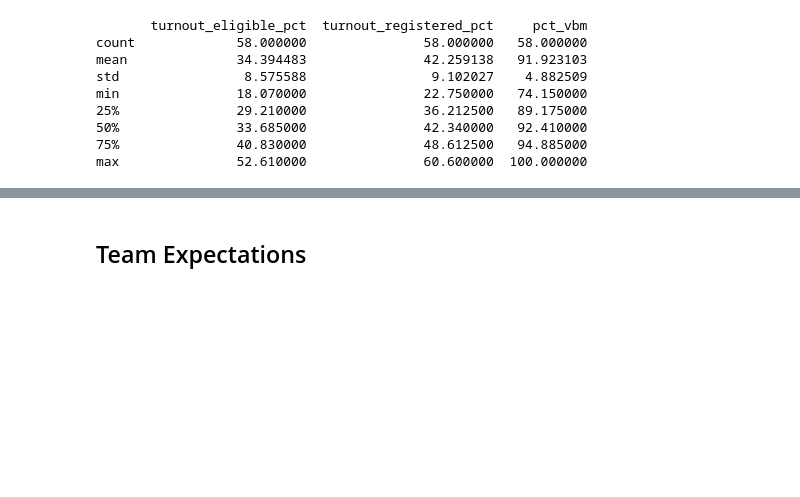
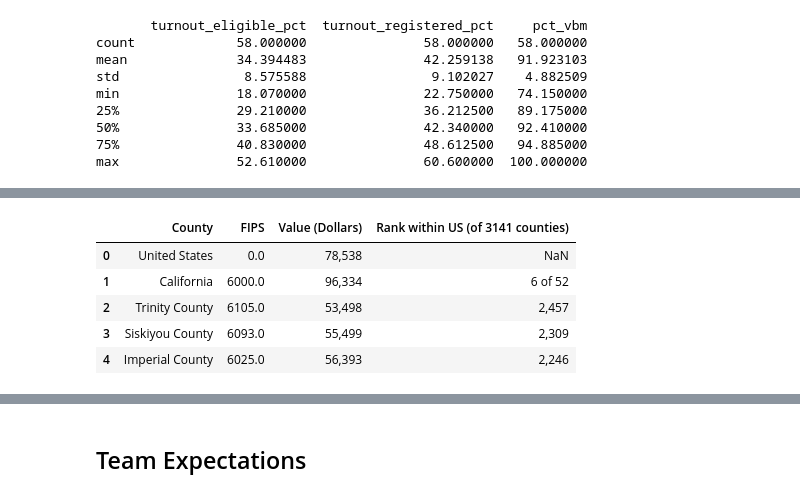
Before and after one commit to COGS108/Group141_WI26, a Jupyter notebook: 01-DataCheckpoint.ipynb, the cells around one changed output, grey strips where cells are left out. Drawn from its saved outputs; the diff is of its cells as text; code cells hidden in the pictures; blank space fills up the shorter version.

Commit message:
Add raw CSVs and update DataCheckpoint

```diff
--- a/01-DataCheckpoint.ipynb
+++ b/01-DataCheckpoint.ipynb
@@ -415,0 +407,92 @@ Instructions: REPLACE the contents of this cell with your work, including any up
+# %%
+## YOUR CODE TO LOAD/CLEAN/TIDY/WRANGLE THE DATA GOES HERE
+
+import pandas as pd
+import numpy as np
+import re
+
+# If display() isn't available (e.g., running as .py), fall back to print
+try:
+    from IPython.display import display
+except Exception:
+    display = print
+
+RAW_PATH = "data/00-raw/HDPulse_data_export.csv"
+OUT_PATH = "data/02-processed/income_ca_processed.csv"
+
+# ---- 1) Read file ----
+df = pd.read_csv(RAW_PATH, skiprows=4)
+
+# Clean column names (remove extra spaces)
+df.columns = df.columns.astype(str).str.strip()
+
+print("Raw shape:", df.shape)
+print("Columns:", df.columns.tolist())
+display(df.head())
+
+# ---- 2) Drop non-county rows ----
+# Keep only rows where County ends with "County"
+county_series = df["County"].astype(str).str.strip()
+mask = county_series.str.contains(r"\bCounty$", case=False, regex=True, na=False)
+
+df = df.loc[mask].copy()
+print("After dropping non-county rows:", df.shape)
+
+# ---- 3) Rename column (ROBUST) ----
+# Handles cases where the real column name has extra spaces or slightly different formatting
+col_map = {c.strip(): c for c in df.columns}  # maps stripped name -> original name
+
+if "Value (Dollars)" in col_map:
+    df = df.rename(columns={col_map["Value (Dollars)"]: "Income"})
+elif "Income" not in df.columns:
+    raise KeyError(
+        f"Couldn't find 'Value (Dollars)' to rename to 'Income'. "
+        f"Columns are: {df.columns.tolist()}"
+    )
+
+# ---- 4) Convert Income to integer ----
+def parse_income(x):
+    if pd.isna(x):
+        return np.nan
+
+    s = str(x).strip()
+    s = s.replace(",", "").replace("$", "")
+    return pd.to_numeric(s, errors="coerce")
+
+df["Income"] = df["Income"].apply(parse_income).astype("Int64")
+
+# ---- 5) Drop unnecessary columns ----
+df = df.drop(columns=["FIPS", "Rank", "Rank within US (of 3141 counties)"], errors="ignore")
+
+# ---- 6) Remove "County" from County values (values only) ----
+df["County"] = (
+    df["County"]
+    .astype(str)
+    .str.replace(r"\s*County$", "", regex=True)  # remove only if at the end
+    .str.strip()
+)
+
+# ---- 7) Reset index to start at 1 ----
+df = df.reset_index(drop=True)
+df.index = df.index + 1
+
+# ---- 8) Final checks ----
+print("Final shape:", df.shape)
+print("Unique counties:", df["County"].nunique())
+
+assert df.shape[0] == 58, f"Expected 58 counties, got {df.shape[0]}"
+assert df["County"].nunique() == 58, "County names are not unique"
+
+# ---- 9) Show cleaned dataset ----
+display(df.head())
+
+# ---- 10) Summary statistics ----
+print("\nIncome summary statistics:")
+print(df["Income"].describe())
+
+# ---- 11) Save cleaned dataset (optional) ----
+import os
+os.makedirs("data/02-processed", exist_ok=True)
+df.to_csv(OUT_PATH, index=True)
+print("Saved to:", OUT_PATH)
+# %% [output]
@@ -415,0 +501,6 @@ Instructions: REPLACE the contents of this cell with your work, including any up
+|  | County | FIPS | Value (Dollars) | Rank within US (of 3141 counties) |
+| 0 | United States | 0.0 | 78,538 | NaN |
+| 1 | California | 6000.0 | 96,334 | 6 of 52 |
+| 2 | Trinity County | 6105.0 | 53,498 | 2,457 |
+| 3 | Siskiyou County | 6093.0 | 55,499 | 2,309 |
+| 4 | Imperial County | 6025.0 | 56,393 | 2,246 |
```
Also changed, not shown: parts of 26 cells of this notebook, 3 other files.
